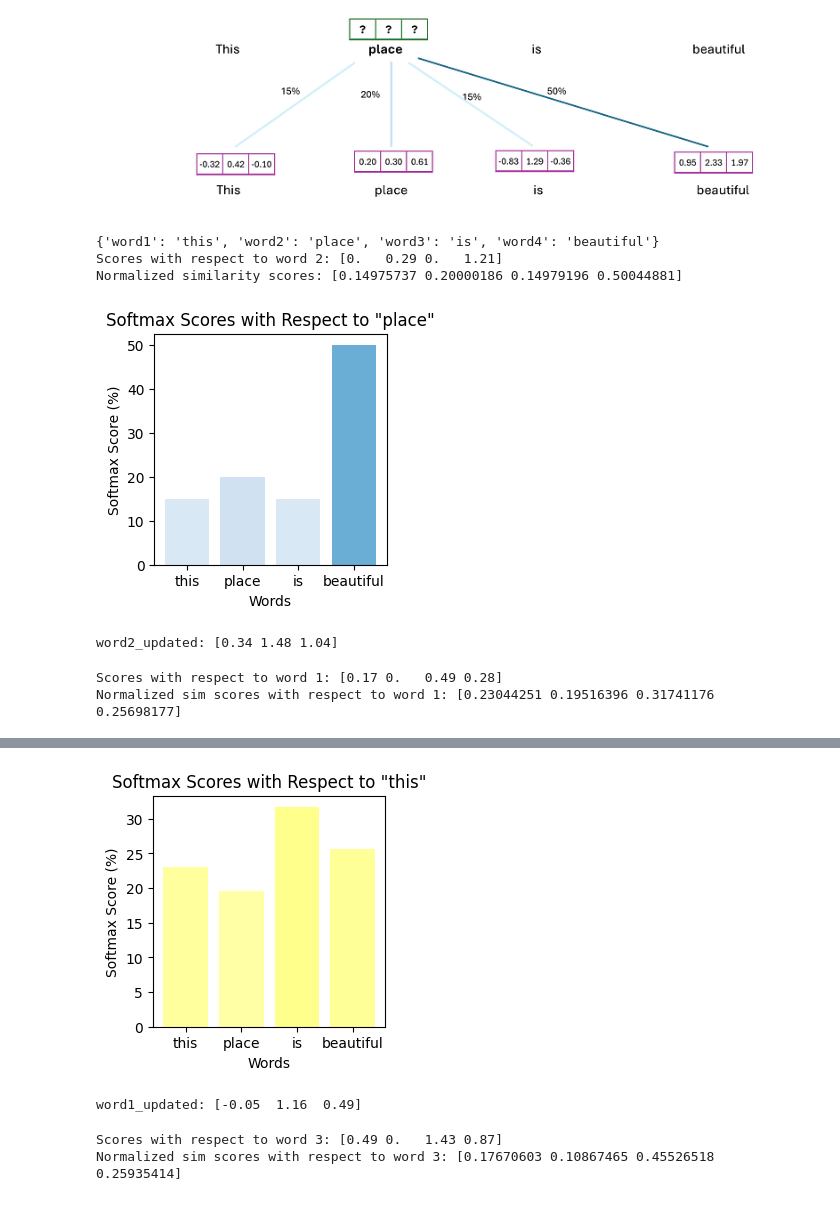
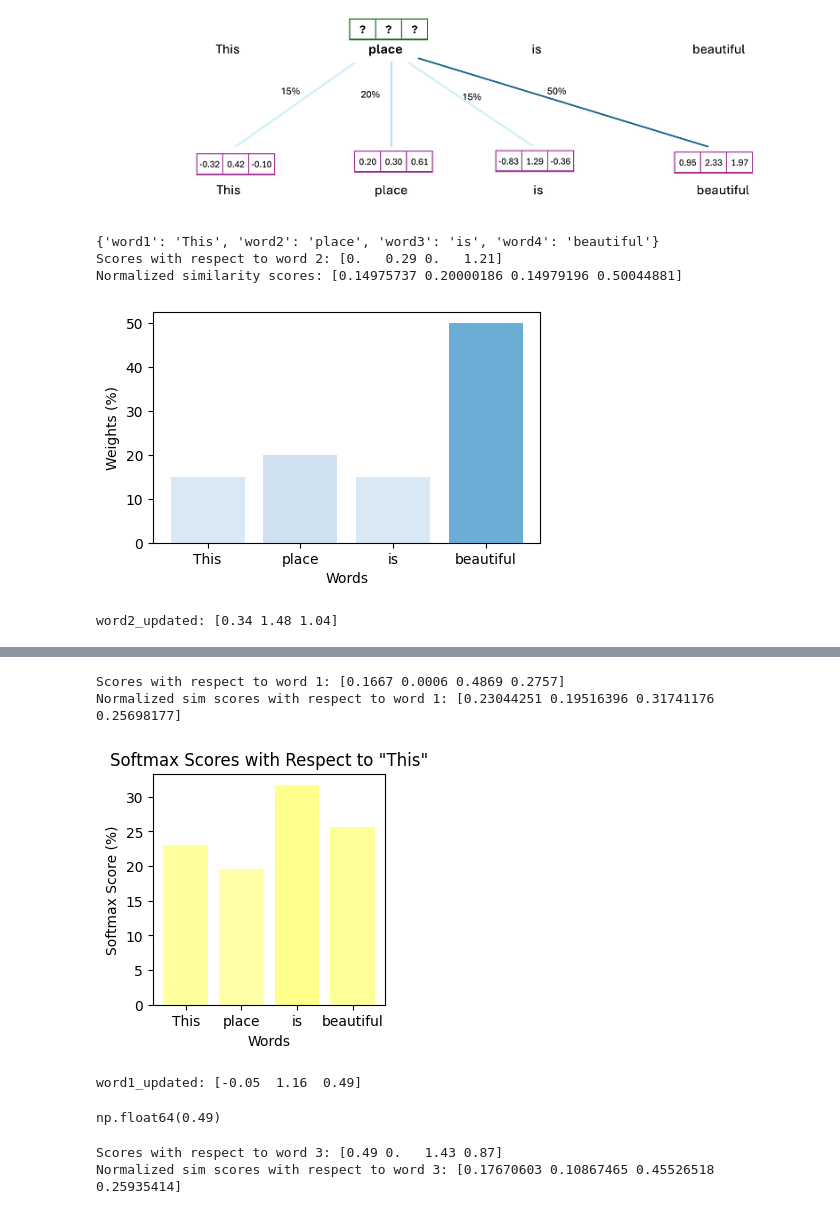
Before and after one commit to srgdesouza/general, a Jupyter notebook: Blog_Self_Attention_Basic.ipynb, the cells around one changed output, grey strips where cells are left out. Drawn from its saved outputs; the diff is of its cells as text; code cells hidden in the pictures.

```diff
--- a/Blog_Self_Attention_Basic.ipynb
+++ b/Blog_Self_Attention_Basic.ipynb
@@ -8,7 +8,7 @@ import matplotlib.pyplot as plt
 from matplotlib.colors import LinearSegmentedColormap
 
 word_mapping = {
-    'word1': 'this',
+    'word1': 'This',
     'word2': 'place',
     'word3': 'is',
     'word4': 'beautiful'
@@ -31,35 +31,35 @@ score_24 = np.dot(word2, word4)/np.sqrt(dim)
 scores= np.array([score_21, score_22, score_23,score_24])
 print("Scores with respect to word 2:",  np.round(scores,2))
 
-# Applying softmax às to scores
+# Applying softmax to scores
 exp_scores = np.exp(np.array([score_21, score_22, score_23,score_24]))
 softmax_scores = exp_scores / np.sum(exp_scores)
 print("Normalized similarity scores:", softmax_scores)
 weights_word2= softmax_scores*100
 # %% [output]
-{'word1': 'this', 'word2': 'place', 'word3': 'is', 'word4': 'beautiful'}
+{'word1': 'This', 'word2': 'place', 'word3': 'is', 'word4': 'beautiful'}
 Scores with respect to word 2: [0.   0.29 0.   1.21]
 Normalized similarity scores: [0.14975737 0.20000186 0.14979196 0.50044881]
 # %%
 
 
 # bar graph of softmax_scores
 labels = [word_mapping[label] for label in ['word1', 'word2', 'word3', 'word4']]
 
 # Normalize softmax scores to be between 0 and 1 for color mapping
 
 
 # Use a blue colormap (e.g., 'Blues') to map normalized scores to colors
 colors = plt.cm.Blues(softmax_scores)
 
-plt.figure(figsize=(3, 3))
+plt.figure(figsize=(5, 3))
 plt.bar(labels, weights_word2, color=colors)
 plt.xlabel('Words')
-plt.ylabel('Softmax Score (%)')
-plt.title(f'Softmax Scores with Respect to "{word_mapping["word2"]}"')
+plt.ylabel('Weights (%)')
+#plt.title(f'Softmax Scores with Respect to "{word_mapping["word2"]}"')
 plt.show()
 # %% [output]
-[figure, old version]
+[figure, new version]
 # %%
 # Calculing updated representation of "place"
 word2_updated = softmax_scores[0] * word1 + softmax_scores[1] * word2 + softmax_scores[2] * word3 + softmax_scores[3] * word4
@@ -69,28 +67,28 @@ print("word2_updated:", np.round(word2_updated,2))
 # %% [output]
 word2_updated: [0.34 1.48 1.04]
-# %%
-# Calculate scores with respect to word1
-score_11 = np.dot(word1, word1) / np.sqrt(dim)
-score_12 = np.dot(word1, word2) / np.sqrt(dim)
-score_13 = np.dot(word1, word3) / np.sqrt(dim)
-score_14 = np.dot(word1, word4) / np.sqrt(dim)
-
-scores_word1 = np.array([score_11, score_12, score_13, score_14])
-print("Scores with respect to word 1:", np.round(scores_word1, 2))
-
-# Applying softmax to scores with respect to word1
-exp_scores_word1 = np.exp(scores_word1)
-softmax_scores_word1 = exp_scores_word1 / np.sum(exp_scores_word1)
-weights_word1= softmax_scores_word1*100
-
-print("Normalized sim scores with respect to word 1:", softmax_scores_word1)
-# %% [output]
-Scores with respect to word 1: [0.17 0.   0.49 0.28]
-Normalized sim scores with respect to word 1: [0.23044251 0.19516396 0.31741176 0.25698177]
 # %% [markdown]
 ##**The top box in the diagram below contains the updated vector we have just calculated.**
 
 ![image.png](embedded-picture-1)
+# %%
+# Calculate scores with respect to word1
+score_11 = np.dot(word1, word1) / np.sqrt(dim)
+score_12 = np.dot(word1, word2) / np.sqrt(dim)
+score_13 = np.dot(word1, word3) / np.sqrt(dim)
+score_14 = np.dot(word1, word4) / np.sqrt(dim)
+
+scores_word1 = np.array([score_11, score_12, score_13, score_14])
+print("Scores with respect to word 1:", np.round(scores_word1, 4))
+
+# Applying softmax to scores with respect to word1
+exp_scores_word1 = np.exp(scores_word1)
+softmax_scores_word1 = exp_scores_word1 / np.sum(exp_scores_word1)
+weights_word1= softmax_scores_word1*100
+
+print("Normalized sim scores with respect to word 1:", softmax_scores_word1)
+# %% [output]
+Scores with respect to word 1: [0.1667 0.0006 0.4869 0.2757]
+Normalized sim scores with respect to word 1: [0.23044251 0.19516396 0.31741176 0.25698177]
 # %%
 # bar graph of softmax_scores
 labels = [word_mapping[label] for label in ['word1', 'word2', 'word3', 'word4']]
@@ -107,13 +105,17 @@ plt.ylabel('Softmax Score (%)')
 plt.title(f'Softmax Scores with Respect to "{word_mapping["word1"]}"')
 plt.show()
 # %% [output]
-[figure, old version]
+[figure, new version]
 # %%
 # Calculing updated representation of word1
 word1_updated = softmax_scores_word1[0] * word1 + softmax_scores_word1 [1] * word2 + softmax_scores_word1 [2] * word3 + softmax_scores_word1[3] * word4
 print("word1_updated:", np.round(word1_updated,2))
 # %% [output]
 word1_updated: [-0.05  1.16  0.49]
+# %%
+np.round(0.488,2)
+# %% [output]
+np.float64(0.49)
 # %%
 # Calculate scores with respect to word3
 score_31 = np.dot(word3, word1) / np.sqrt(dim)
```
Also changed, not shown: parts of 14 cells of this notebook.
